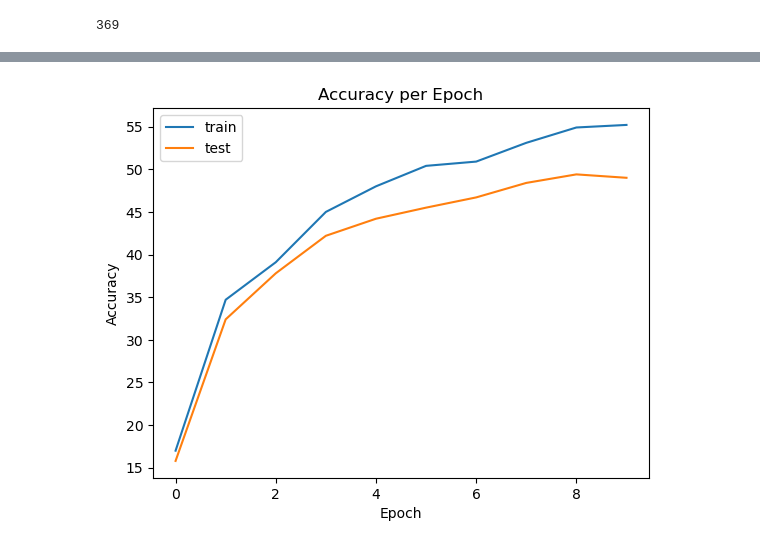
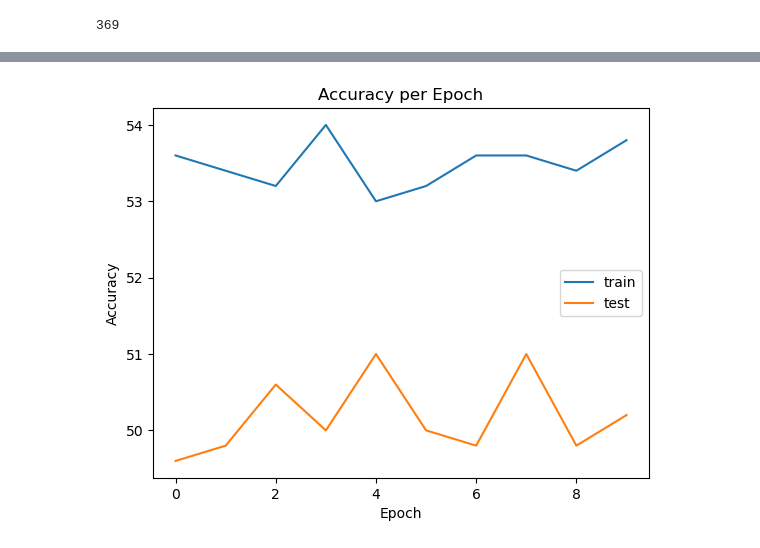
Before and after one commit to ChickNCurry/latex-symbol-ocr, a Jupyter notebook: vit/training.ipynb, the cells around one changed output, grey strips where cells are left out. Cells and saved outputs as stored; diff of their text form; code cells hidden in the pictures.

```diff
--- a/vit/training.ipynb
+++ b/vit/training.ipynb
@@ -83,26 +101,15 @@ def get_accuracy(model, X, y, eval_size):
+# %%
+from torch import load
+
+with open('model_state.pt', 'rb') as f:
+        model.load_state_dict(load(f))
 # %%
-importlib.reload(ViT)
+model = model.to(dml)
 
-model_config = {
-    "img_size": 32,
-    "patch_size": 4,
-    "in_channels": 1,
-    "n_classes": 369,
-    "emb_dim": 256,
-    "depth": 3,
-    "n_heads": 16,
-    "mlp_ratio": 4,
-    "qkv_bias": True,
-    "p": 0,
-    "attn_p": 0
-}
-
-model = ViT.ViT(**model_config).to(dml)
-
-num_epochs = 30
-batch_size = 1000
-learning_rate = 0.001
-eval_size = 1000
+num_epochs = 10
+batch_size = 1500
+learning_rate = 0.005
+eval_size = 500
 
 train_accuracies = []
 test_accuracies = []
@@ -161,11 +167,11 @@ KeyboardInterrupt:
 # %%
 fig, ax = plt.subplots()
-ax.plot(range(10), train_accuracies, label="train")
-ax.plot(range(10), test_accuracies, label="test")
+ax.plot(range(num_epochs), train_accuracies, label="train")
+ax.plot(range(num_epochs), test_accuracies, label="test")
 ax.set_xlabel('Epoch')
 ax.set_ylabel('Accuracy')
 ax.set_title('Accuracy per Epoch')
 ax.legend()
 plt.show()
 # %% [output]
-[figure, old version]
+[figure, new version]
```
Also changed, not shown: parts of 4 cells of this notebook, 6 other files.
